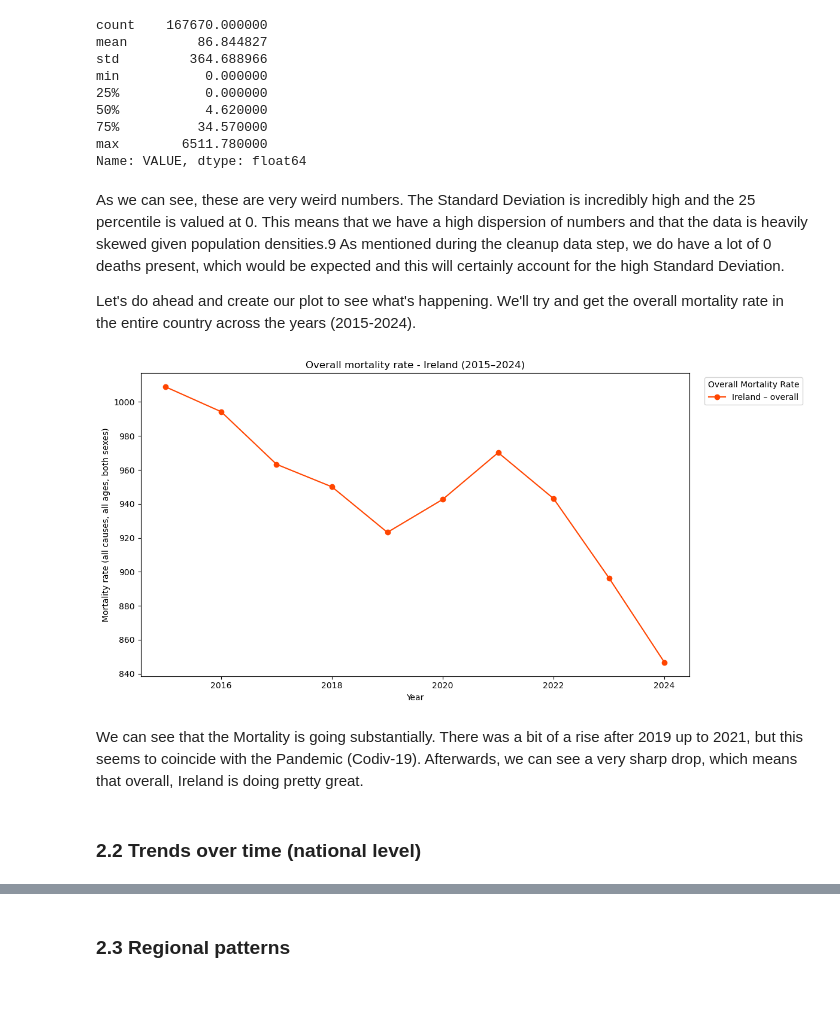
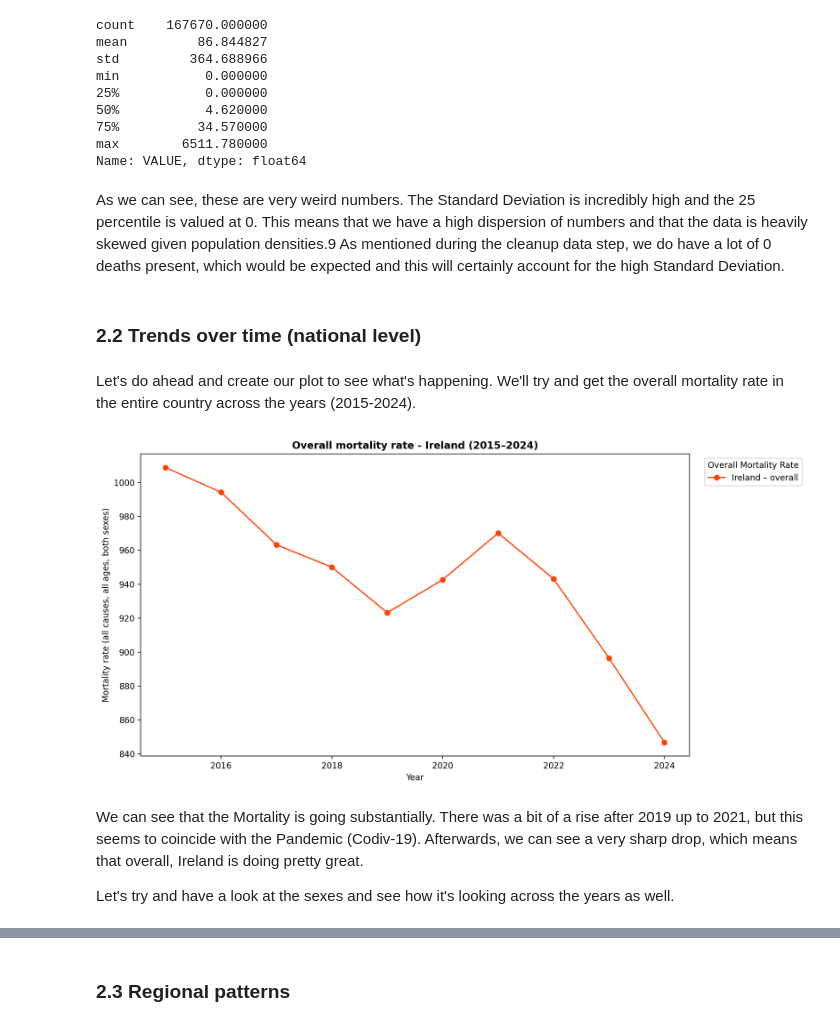
Before and after one commit to LoicBagnoud/Programming-for-Data-Analytics-Project, a Jupyter notebook: Project.ipynb, the cells around one changed output, grey strips where cells are left out. Saved outputs shown, nothing was run; the diff lists cells and outputs as text; code cells hidden in the pictures; blank space fills up the shorter version.

```diff
--- a/Project.ipynb
+++ b/Project.ipynb
@@ -196,8 +196,10 @@ max        6511.780000
 Name: VALUE, dtype: float64
 # %% [markdown]
 As we can see, these are very weird numbers. The Standard Deviation is incredibly high and the 25 percentile is valued at 0. This means that we have a high dispersion of numbers and that the data is heavily skewed given population densities.9 As mentioned during the cleanup data step, we do have a lot of 0 deaths present, which would be expected and this will certainly account for the high Standard Deviation.
->
-Let's do ahead and create our plot to see what's happening. We'll try and get the overall mortality rate in the entire country across the years (2015-2024).
+# %% [markdown]
+### 2.2 Trends over time (national level)
+# %% [markdown]
+Let's do ahead and create our plot to see what's happening. We'll try and get the overall mortality rate in the entire country across the years (2015-2024).
 # %%
 # Well first need to filter the values we want. Since it's across all ages, sexes and counties, we need to get those columns first and sort them by year.
 ireland_overall = df[
@@ -208,38 +210,38 @@ ireland_overall = df[
 ].sort_values('Year')
 
 # We then create our line plot.
-fig, ax = plt.subplots(figsize=(12, 6))
+fig, ax = plt.subplots(figsize=(12, 6), dpi=200)
 
 # We set our values and our line with the correct colours and markers, followed by the correct labels.
 ax.plot(
     ireland_overall['Year'],
     ireland_overall['VALUE'],
     color='orangered',
     marker='o',
     label='Ireland – overall'
 )
 ax.set_xlabel('Year')
 ax.set_ylabel('Mortality rate (all causes, all ages, both sexes)')
 ax.set_title('Overall mortality rate - Ireland (2015–2024)', fontweight='bold')
 
 # Add the legend, positioned to the right since Matplotlib wasn't adding a legend by default and I had to research on how to do it.
 ax.legend(
     title="Overall Mortality Rate",
     loc="upper left",
     bbox_to_anchor=(1.02, 1.0)
 )
 
 # Finally, show it
 fig.tight_layout()
 plt.show()
 
 # References for Code:
 # https://matplotlib.org/stable/api/_as_gen/matplotlib.axes.Axes.legend.html
 # https://matplotlib.org/stable/users/explain/text/text_props.html
 # https://matplotlib.org/stable/tutorials/pyplot.html
 # %% [output]
-[figure, old version]
+[figure, new version]
 # %% [markdown]
 We can see that the Mortality is going substantially. There was a bit of a rise after 2019 up to 2021, but this seems to coincide with the Pandemic (Codiv-19). Afterwards, we can see a very sharp drop, which means that overall, Ireland is doing pretty great.
+>
+Let's try and have a look at the sexes and see how it's looking across the years as well.
-# %% [markdown]
-### 2.2 Trends over time (national level)
```
Also changed, not shown: parts of 3 cells of this notebook.
